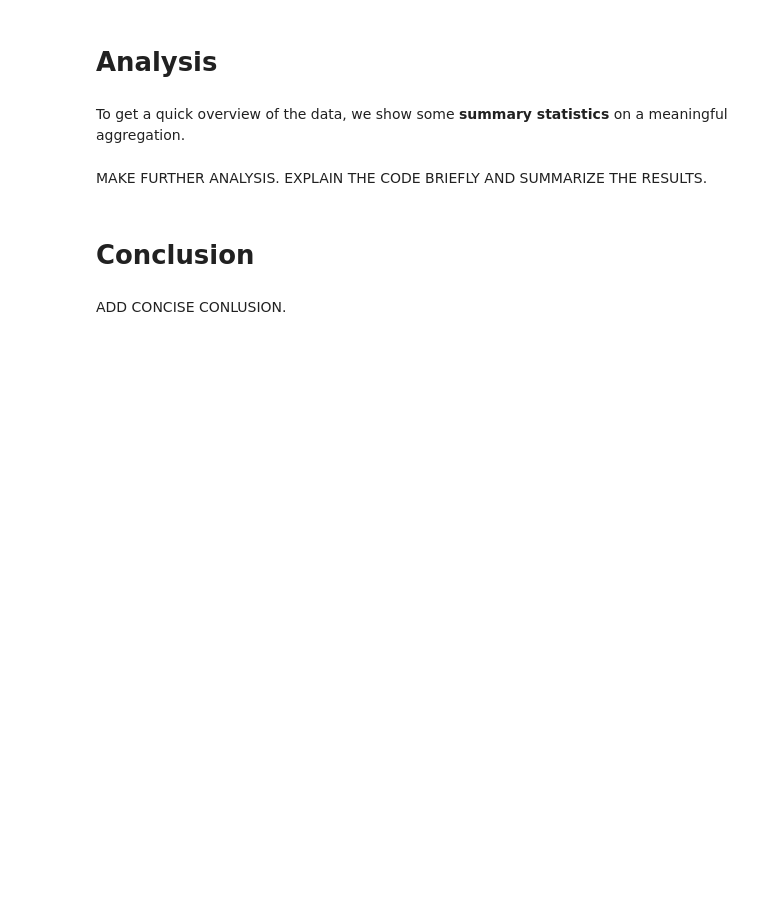
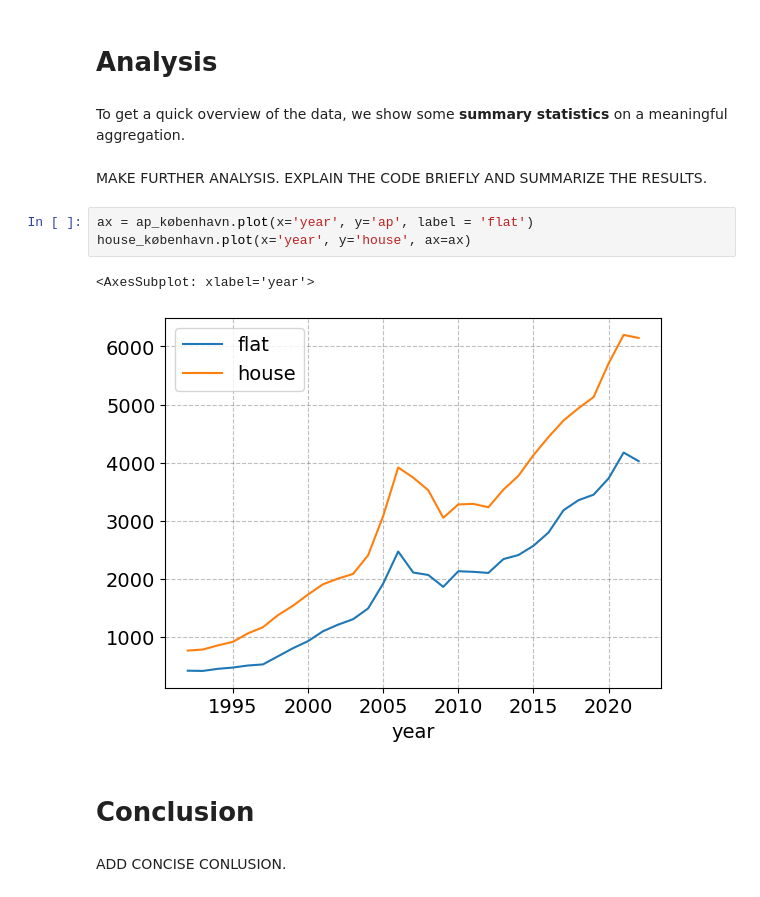
Before and after one commit to NumEconCopenhagen/projects-2023-jps, a Jupyter notebook: dataproject/dataproject.ipynb, the cells around one changed output. Cells and saved outputs as stored; diff of their text form; blank space fills up the shorter version.

```diff
--- a/dataproject/dataproject.ipynb
+++ b/dataproject/dataproject.ipynb
@@ -363,6 +249,12 @@ join_long.sort_values(['Year', 'County'], ignore_index=True)
 To get a quick overview of the data, we show some **summary statistics** on a meaningful aggregation.
 # %% [markdown]
 MAKE FURTHER ANALYSIS. EXPLAIN THE CODE BRIEFLY AND SUMMARIZE THE RESULTS.
+# %%
+ax = ap_københavn.plot(x='year', y='ap', label = 'flat')
+house_københavn.plot(x='year', y='house', ax=ax)
+# %% [output]
+<AxesSubplot: xlabel='year'>
+[figure, added]
 # %% [markdown]
 # Conclusion
 # %% [markdown]
```
Also changed, not shown: parts of 18 cells of this notebook.
